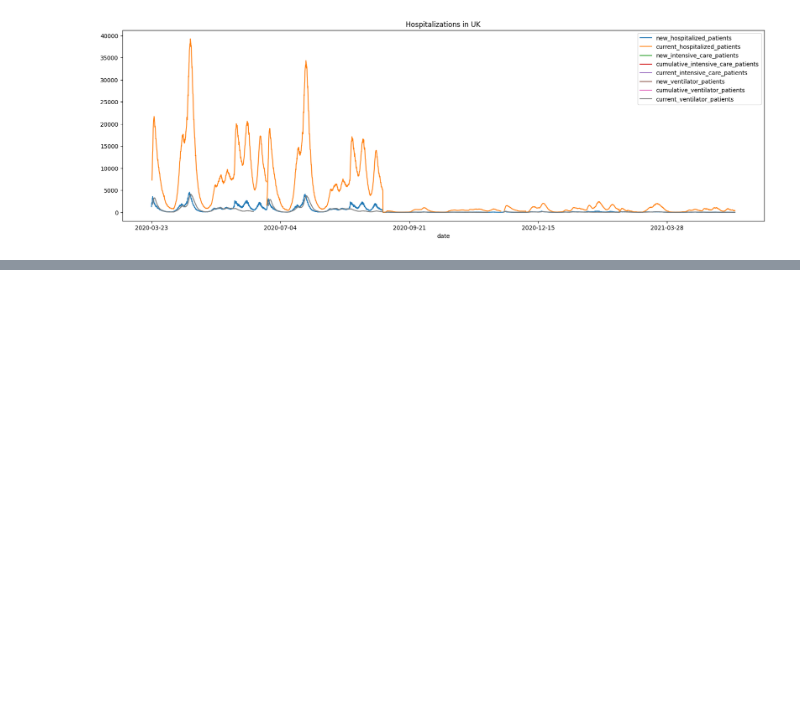
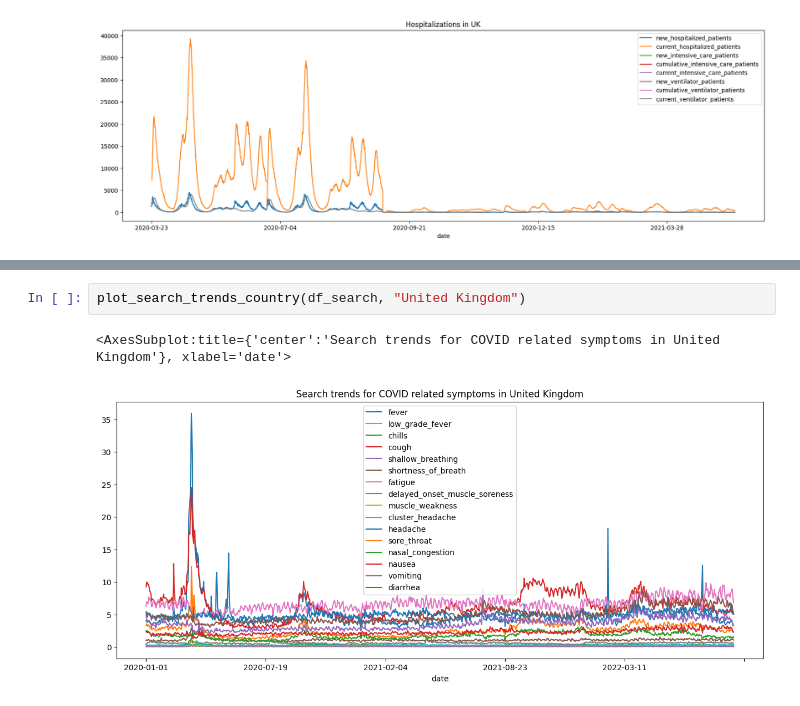
Before and after one commit to TristanKoh/p4ds-project, a Jupyter notebook: tristan-eda.ipynb, the cells around one changed output, grey strips where cells are left out. Drawn from its saved outputs; the diff is of its cells as text; blank space fills up the shorter version.

```diff
--- a/tristan-eda.ipynb
+++ b/tristan-eda.ipynb
@@ -350,0 +486,5 @@ df_hosp.loc[df_hosp["country_name"] == "United States of America"].drop("cumulat
+# %%
+plot_search_trends_country(df_search, "United Kingdom")
+# %% [output]
+<AxesSubplot:title={'center':'Search trends for COVID related symptoms in United Kingdom'}, xlabel='date'>
+[figure, added]
```
Also changed, not shown: parts of 20 cells of this notebook.
